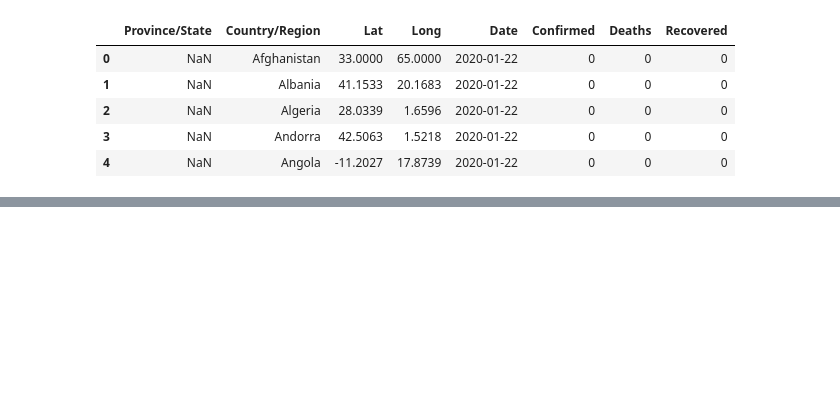
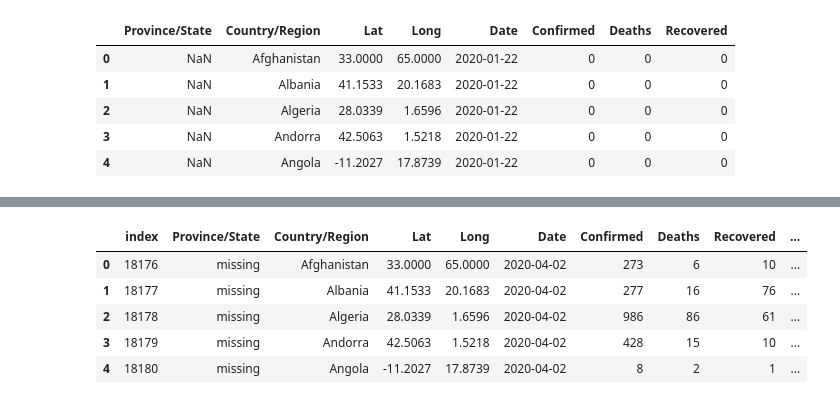
Before and after one commit to palashmoon/covid19, a Jupyter notebook: covid19.ipynb, the cells around one changed output, grey strips where cells are left out. Drawn from its saved outputs; the diff is of its cells as text; code cells hidden in the pictures; blank space fills up the shorter version.

```diff
--- a/covid19.ipynb
+++ b/covid19.ipynb
@@ -80,5 +81,15 @@ df['Province/State'] = df['Province/State'].fillna('missing')
 
 #2.  Active cases
 df['Active'] = df['Confirmed'] - df['Deaths'] - df['Recovered']
+# %%
+df1 = df[df['Date'] == max(df['Date'])].reset_index()
+df1.head()
+# %% [output]
+|  | index | Province/State | Country/Region | Lat | Long | Date | Confirmed | Deaths | Recovered | ... |
+| 0 | 18176 | missing | Afghanistan | 33.0000 | 65.0000 | 2020-04-02 | 273 | 6 | 10 | ... |
+| 1 | 18177 | missing | Albania | 41.1533 | 20.1683 | 2020-04-02 | 277 | 16 | 76 | ... |
+| 2 | 18178 | missing | Algeria | 28.0339 | 1.6596 | 2020-04-02 | 986 | 86 | 61 | ... |
+| 3 | 18179 | missing | Andorra | 42.5063 | 1.5218 | 2020-04-02 | 428 | 15 | 10 | ... |
+| 4 | 18180 | missing | Angola | -11.2027 | 17.8739 | 2020-04-02 | 8 | 2 | 1 | ... |
 # %%
 # current Statistics
```
Also changed, not shown: parts of 16 cells of this notebook.
